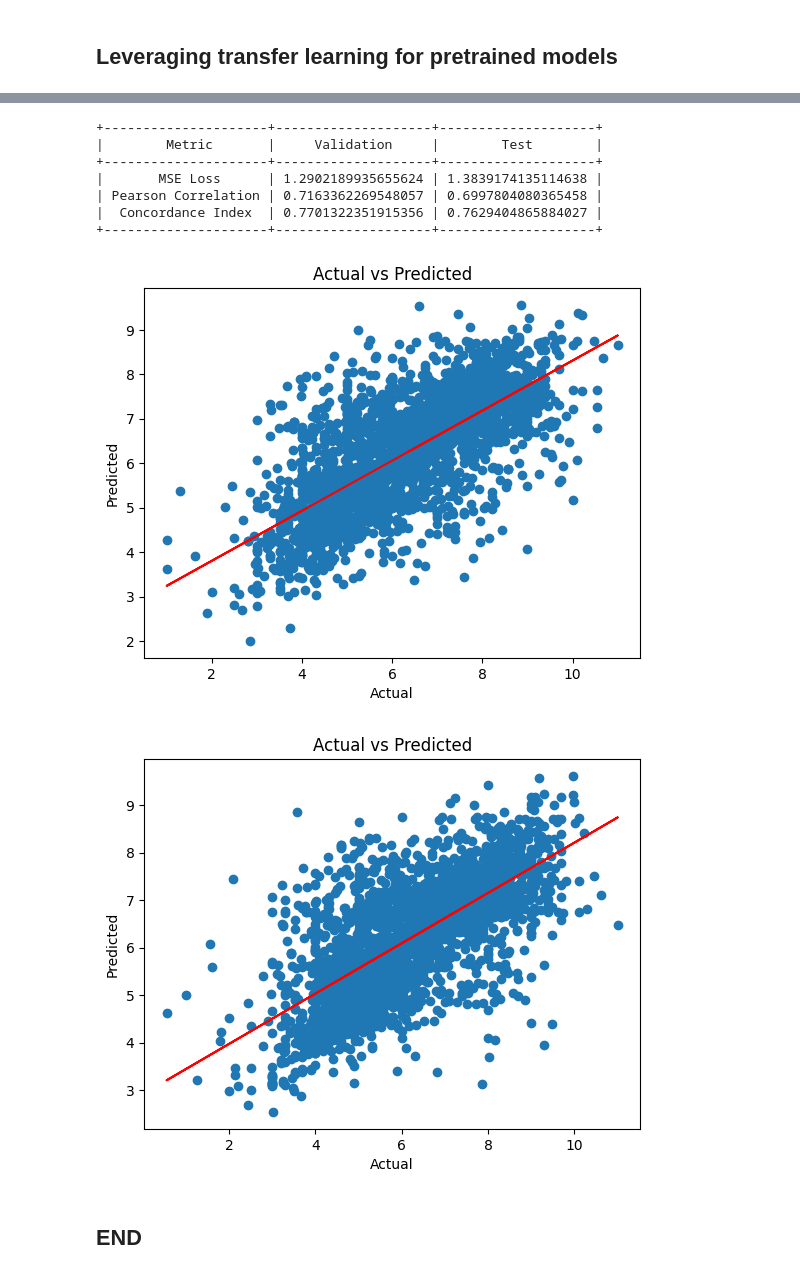
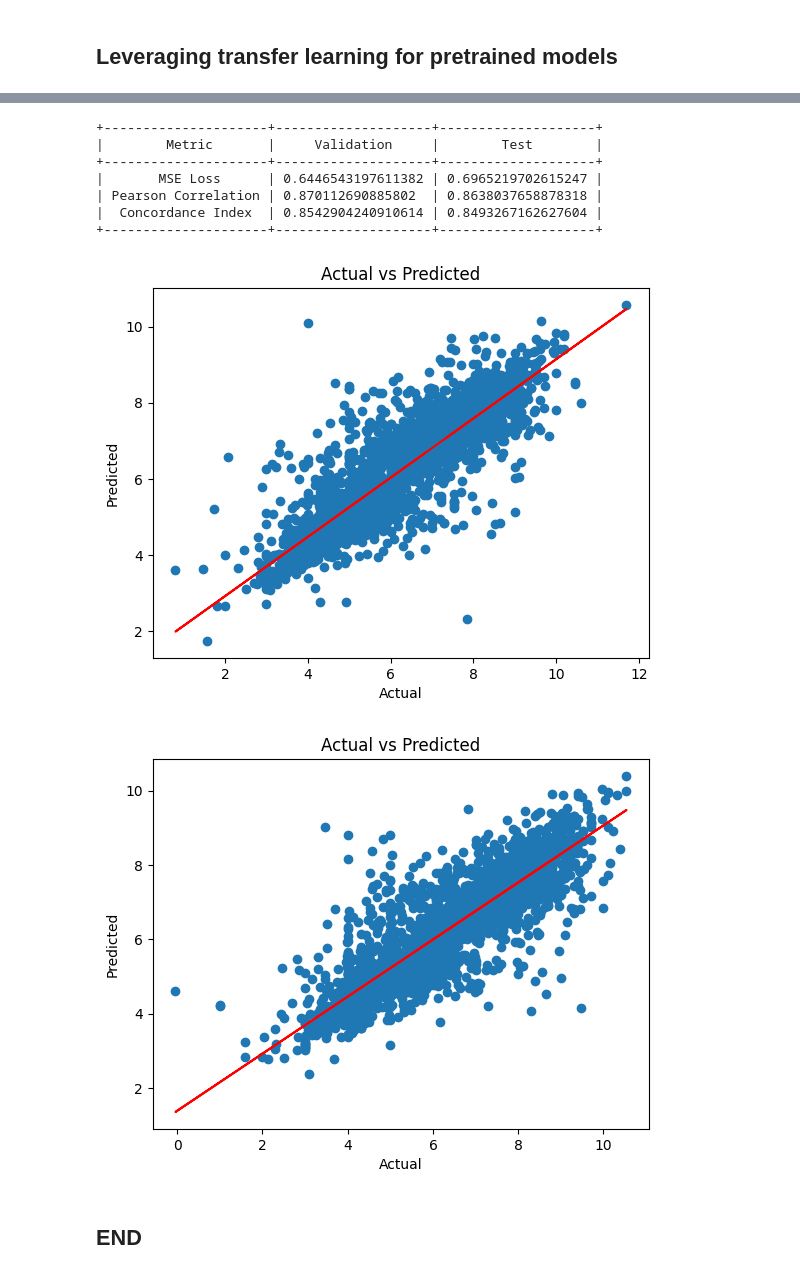
Before and after one commit to debnathk/drug_repurp, a Jupyter notebook: dleps/code/DLEPS/Training_dleps_deepPurpose.ipynb, the cells around one changed output, grey strips where cells are left out. Cells and saved outputs as stored; diff of their text form; code cells hidden in the pictures.

```diff
--- a/dleps/code/DLEPS/Training_dleps_deepPurpose.ipynb
+++ b/dleps/code/DLEPS/Training_dleps_deepPurpose.ipynb
@@ -86,6 +63,8 @@ labels = utils.clean_data(labels)
 # %%
 # Split dataset
 
-drug_train, protein_train, y_train, drug_val, protein_val, y_val, drug_test, protein_test, y_test = utils.train_val_test_split(drugs, proteins, labels)
+drug_train, gene_train, protein_train, y_train, \
+drug_val, gene_val, protein_val, y_val, \
+drug_test, gene_test, protein_test, y_test = utils.train_val_test_split(drugs, genes, proteins, labels)
 # %%
 print(drug_train.shape)
@@ -123,11 +95,12 @@ from keras.callbacks import ModelCheckpoint
 # filepath = "weights.best.sequential.hdf5" - best
 # filepath = "weights.best.sample.hdf5"
 # filepath = "test.weights.hdf5"
-filepath = "test.weights.scratch.hdf5"
+# filepath = "test.weights.scratch.hdf5"
+filepath = "test.weights.complete.hdf5"
 checkpoint = ModelCheckpoint(filepath, monitor='val_loss', verbose=1, save_best_only=True, mode='min')
 # %%
 # Use the final model to get a single output
 epochs = 100
 batch_size = 256
 early_stopping = EarlyStopping(monitor='val_mae', patience=10)
-history = model.fit([drug_train, protein_train], y_train, batch_size=batch_size, epochs=epochs, callbacks=[checkpoint, early_stopping], validation_data=([drug_val, protein_val], y_val))
+history = model.fit([drug_train, gene_train, protein_train], y_train, batch_size=batch_size, epochs=epochs, callbacks=[checkpoint, early_stopping], validation_data=([drug_val, gene_val, protein_val], y_val))
@@ -173,6 +124,6 @@ plt.show()
 # %%
 # model.load_weights("test.weights.hdf5")
-model.load_weights("test.weights.scratch.hdf5")
+model.load_weights("test.weights.complete.hdf5")
 # %%
 # Find the epoch with the minimum validation loss
 optimal_epoch = history.history['val_loss'].index(min(history.history['val_loss'])) + 1
@@ -197,8 +141,8 @@ from sklearn.metrics import r2_score
 import numpy as np
 from prettytable import PrettyTable
 
-y_pred_val = model.predict([drug_val, protein_val])
-y_pred_test = model.predict([drug_test, protein_test])
+y_pred_val = model.predict([drug_val, gene_val, protein_val])
+y_pred_test = model.predict([drug_test, gene_test, protein_test])
 
 # Validation results
 val_mse_loss = utils.mse_loss(y_val, y_pred_val.ravel())
@@ -214,37 +158,37 @@ table = PrettyTable()
 table.field_names = ["Metric", "Validation", "Test"]
 table.add_row(["MSE Loss", val_mse_loss, test_mse_loss])
 table.add_row(["Pearson Correlation", val_pearson_corr, test_pearson_corr])
 table.add_row(["Concordance Index", val_c_index, test_c_index])
 
 # Print results
 print(table)
 
 # Plot validation results
 plt.scatter(y_val, y_pred_val)
 m, b = np.polyfit(y_val, y_pred_val, 1)
 plt.plot(y_val, m * y_val + b, 'r')
 plt.xlabel('Actual')
 plt.ylabel('Predicted')
 plt.title('Actual vs Predicted')
 plt.show()
 
 # Plot validation results
 plt.scatter(y_test, y_pred_test)
 m, b = np.polyfit(y_test, y_pred_test, 1)
 plt.plot(y_test, m * y_test + b, 'r')
 plt.xlabel('Actual')
 plt.ylabel('Predicted')
 plt.title('Actual vs Predicted')
 plt.show()
 # %% [output]
 +---------------------+--------------------+--------------------+
 |        Metric       |     Validation     |        Test        |
 +---------------------+--------------------+--------------------+
-|       MSE Loss      | 1.2902189935655624 | 1.3839174135114638 |
-| Pearson Correlation | 0.7163362269548057 | 0.6997804080365458 |
-|  Concordance Index  | 0.7701322351915356 | 0.7629404865884027 |
+|       MSE Loss      | 0.6446543197611382 | 0.6965219702615247 |
+| Pearson Correlation | 0.870112690885802  | 0.8638037658878318 |
+|  Concordance Index  | 0.8542904240910614 | 0.8493267162627604 |
 +---------------------+--------------------+--------------------+
-[figure, old version]
+[figure, new version]
-[figure, old version]
+[figure, new version]
 # %% [markdown]
 ## END
```
Also changed, not shown: parts of 11 cells of this notebook, 2 other files.
